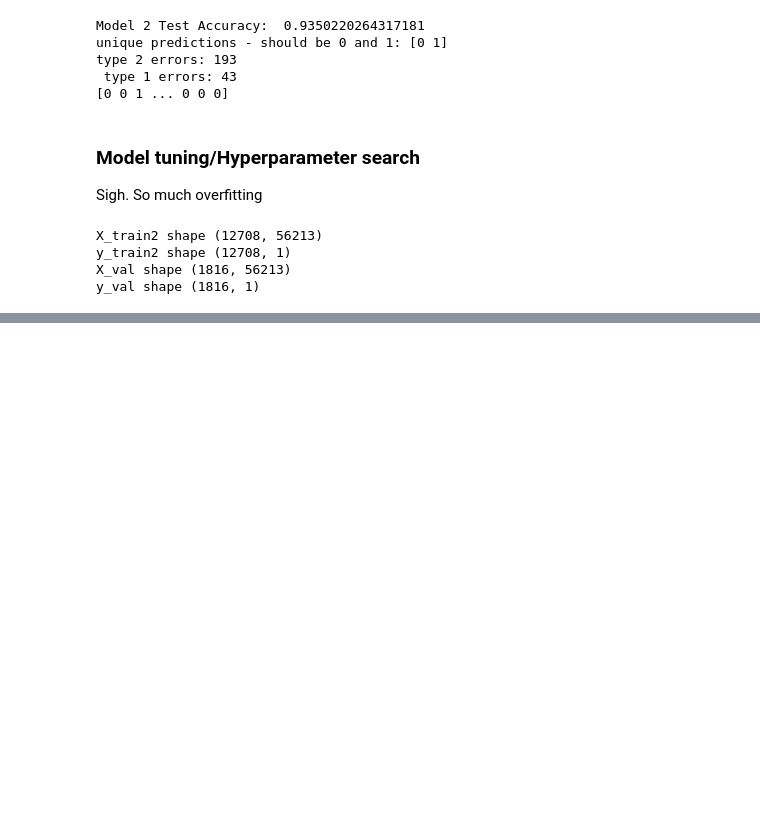
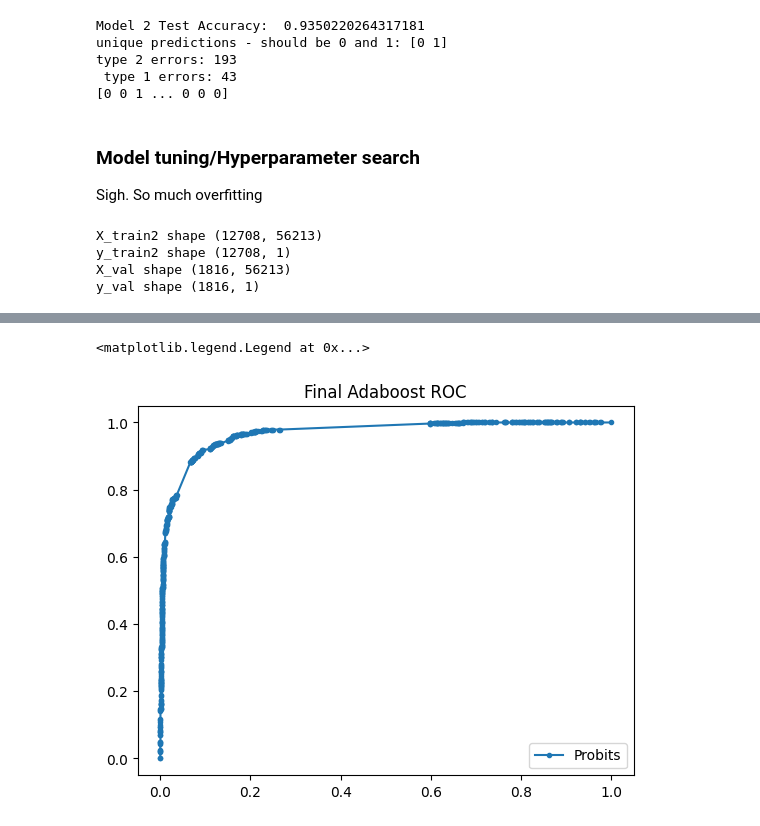
Before and after one commit to JonathanYe3/ML_duh_guyz, a Jupyter notebook: adaboostweakclassifier_jonat.ipynb, the cells around one changed output, grey strips where cells are left out. Cells and saved outputs as stored; diff of their text form; code cells hidden in the pictures; blank space fills up the shorter version.

```diff
--- a/adaboostweakclassifier_jonat.ipynb
+++ b/adaboostweakclassifier_jonat.ipynb
@@ -255,0 +306,11 @@ F1 score, confusion matrix,
+# %%
+%run AdaBoostWeakClassic.py
+
+probits = aboost_final.predict_probs(X_test)
+ada_fpr, ada_tpr, thresholds  = metrics.roc_curve(y_test_flat, probits)
+plt.plot(ada_fpr, ada_tpr, marker='.', label='Probits')
+plt.title("Final Adaboost ROC")
+plt.legend()
+# %% [output]
+<matplotlib.legend.Legend at 0x...>
+[figure, added]
```
Also changed, not shown: parts of 12 cells of this notebook, 1 other file.
